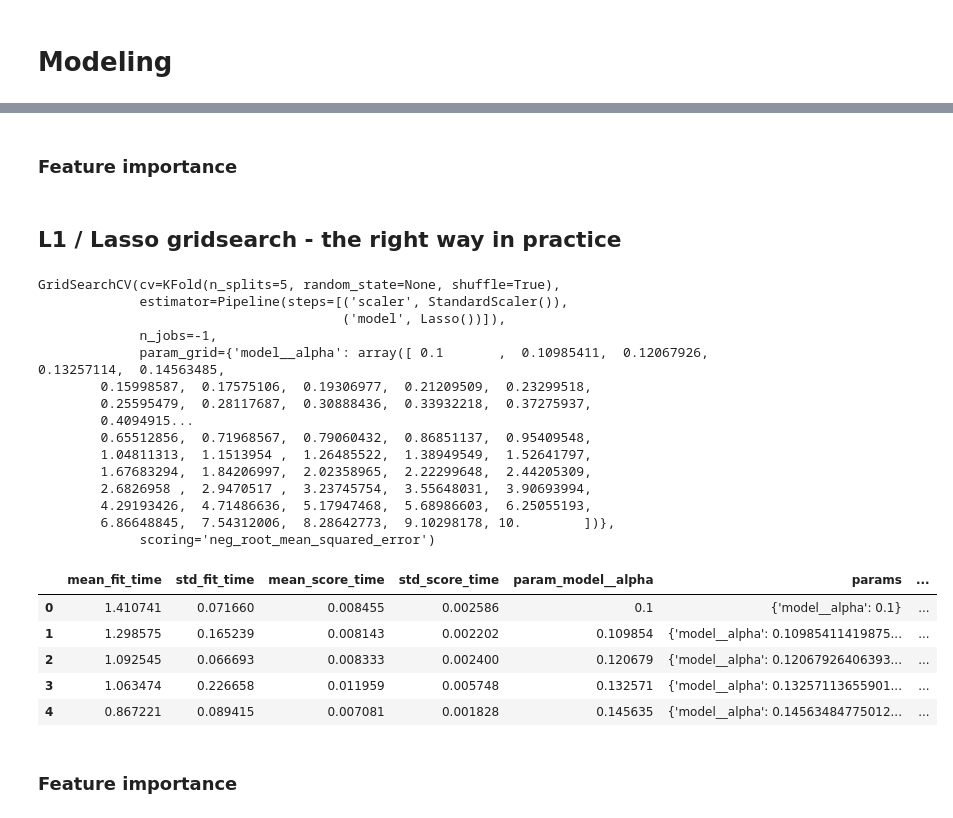
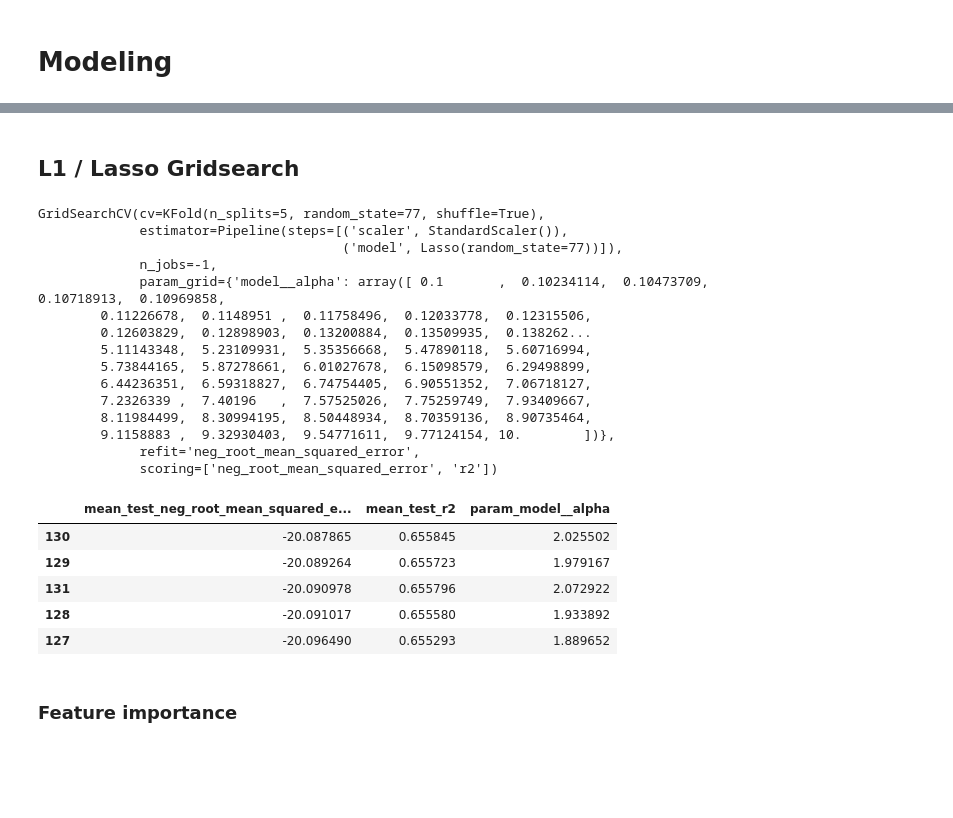
Before and after one commit to ryskgit/QTW_CaseStudy, a Jupyter notebook: Case Study 1/hien_draft.ipynb, the cells around one changed output, grey strips where cells are left out. Drawn from its saved outputs; the diff is of its cells as text; code cells hidden in the pictures; blank space fills up the shorter version.

```diff
--- a/Case Study 1/hien_draft.ipynb
+++ b/Case Study 1/hien_draft.ipynb
@@ -33,2 +52,2 @@ df.duplicated().sum()
 # %%
-df.shape
+pd.reset_option("max_columns")
@@ -139,5 +121,6 @@ Nonscaled rmse: 23.621
 # %%
 pipe = Pipeline(steps=[
     ("scaler", StandardScaler()),
-    ("lr", LinearRegression())
+    ("lr", lr)
 ])
+pipe.fit(X, y)
@@ -171,3 +155,0 @@ std scale rmse: 22.763
-# %%
-min_max_scale_pipe = Pipeline([("min_max_scaler", MinMaxScaler()), ("lr", lr)])
-min_max_scale_pipe.fit(X, y)
@@ -224,2 +157,0 @@ best lambda: 0.2329951810515372
-# %% [markdown]
-### Feature importance
@@ -228,48 +158,60 @@ best lambda: 0.2329951810515372
 # %% [markdown]
-## L1 / Lasso gridsearch - the right way in practice
+## L1 / Lasso Gridsearch
 # %%
 lasso_pipe = Pipeline(steps=[
     ("scaler", StandardScaler()),
-    ('model', Lasso())
+    ('model', Lasso(random_state=77))
 ])
 
-params = {'model__alpha': (np.logspace(-1, 1, 50))}
-split = KFold(shuffle=True, n_splits=5)
+params = {'model__alpha': (np.logspace(-1, 1, 200))}
+split = KFold(shuffle=True,
+              n_splits=5,
+              random_state=77)
+scoring = ["neg_root_mean_squared_error", "r2"]
+# scoring = {"R2": "r2", "RMSE": make_scorer("neg_root_mean_squared_error", greater_is_better=False)}
+
 
 lasso_gs = GridSearchCV(lasso_pipe,
 						param_grid=params,
 						cv=split,
-						scoring="neg_root_mean_squared_error",
+						scoring=scoring,
+                        refit="neg_root_mean_squared_error",
 						n_jobs=-1
 )
 # %%
 lasso_gs.fit(X,y)
 # %% [output]
-GridSearchCV(cv=KFold(n_splits=5, random_state=None, shuffle=True),
+GridSearchCV(cv=KFold(n_splits=5, random_state=77, shuffle=True),
              estimator=Pipeline(steps=[('scaler', StandardScaler()),
-                                       ('model', Lasso())]),
+                                       ('model', Lasso(random_state=77))]),
              n_jobs=-1,
-             param_grid={'model__alpha': array([ 0.1       ,  0.10985411,  0.12067926,  0.13257114,  0.14563485,
-        0.15998587,  0.17575106,  0.19306977,  0.21209509,  0.23299518,
-        0.25595479,  0.28117687,  0.30888436,  0.33932218,  0.37275937,
-        0.4094915...
-        0.65512856,  0.71968567,  0.79060432,  0.86851137,  0.95409548,
-        1.04811313,  1.1513954 ,  1.26485522,  1.38949549,  1.52641797,
-        1.67683294,  1.84206997,  2.02358965,  2.22299648,  2.44205309,
-        2.6826958 ,  2.9470517 ,  3.23745754,  3.55648031,  3.90693994,
-        4.29193426,  4.71486636,  5.17947468,  5.68986603,  6.25055193,
-        6.86648845,  7.54312006,  8.28642773,  9.10298178, 10.        ])},
-             scoring='neg_root_mean_squared_error')
+             param_grid={'model__alpha': array([ 0.1       ,  0.10234114,  0.10473709,  0.10718913,  0.10969858,
+        0.11226678,  0.1148951 ,  0.11758496,  0.12033778,  0.12315506,
+        0.12603829,  0.12898903,  0.13200884,  0.13509935,  0.138262...
+        5.11143348,  5.23109931,  5.35356668,  5.47890118,  5.60716994,
+        5.73844165,  5.87278661,  6.01027678,  6.15098579,  6.29498899,
+        6.44236351,  6.59318827,  6.74754405,  6.90551352,  7.06718127,
+        7.2326339 ,  7.40196   ,  7.57525026,  7.75259749,  7.93409667,
+        8.11984499,  8.30994195,  8.50448934,  8.70359136,  8.90735464,
+        9.1158883 ,  9.32930403,  9.54771611,  9.77124154, 10.        ])},
+             refit='neg_root_mean_squared_error',
+             scoring=['neg_root_mean_squared_error', 'r2'])
 # %%
-gs_results = pd.DataFrame(lasso_gs.cv_results_)
-gs_results.head()
+lasso_results = pd.DataFrame(lasso_gs.cv_results_).sort_values("mean_test_neg_root_mean_squared_error", ascending=False)
+lasso_results[
+    [
+        "mean_test_neg_root_mean_squared_error",
+        "mean_test_r2",
+        "param_model__alpha"
+    ]
+].head(5)
 # %% [output]
-|  | mean_fit_time | std_fit_time | mean_score_time | std_score_time | param_model__alpha | params | ... |
-| 0 | 1.410741 | 0.071660 | 0.008455 | 0.002586 | 0.1 | {'model__alpha': 0.1} | ... |
-| 1 | 1.298575 | 0.165239 | 0.008143 | 0.002202 | 0.109854 | {'model__alpha': 0.10985411419875... | ... |
-| 2 | 1.092545 | 0.066693 | 0.008333 | 0.002400 | 0.120679 | {'model__alpha': 0.12067926406393... | ... |
-| 3 | 1.063474 | 0.226658 | 0.011959 | 0.005748 | 0.132571 | {'model__alpha': 0.13257113655901... | ... |
-| 4 | 0.867221 | 0.089415 | 0.007081 | 0.001828 | 0.145635 | {'model__alpha': 0.14563484775012... | ... |
+|  | mean_test_neg_root_mean_squared_e... | mean_test_r2 | param_model__alpha |
+| 130 | -20.087865 | 0.655845 | 2.025502 |
+| 129 | -20.089264 | 0.655723 | 1.979167 |
+| 131 | -20.090978 | 0.655796 | 2.072922 |
+| 128 | -20.091017 | 0.655580 | 1.933892 |
+| 127 | -20.096490 | 0.655293 | 1.889652 |
 # %% [markdown]
 ### Feature importance
 # %%
```
Also changed, not shown: parts of 36 cells of this notebook.
